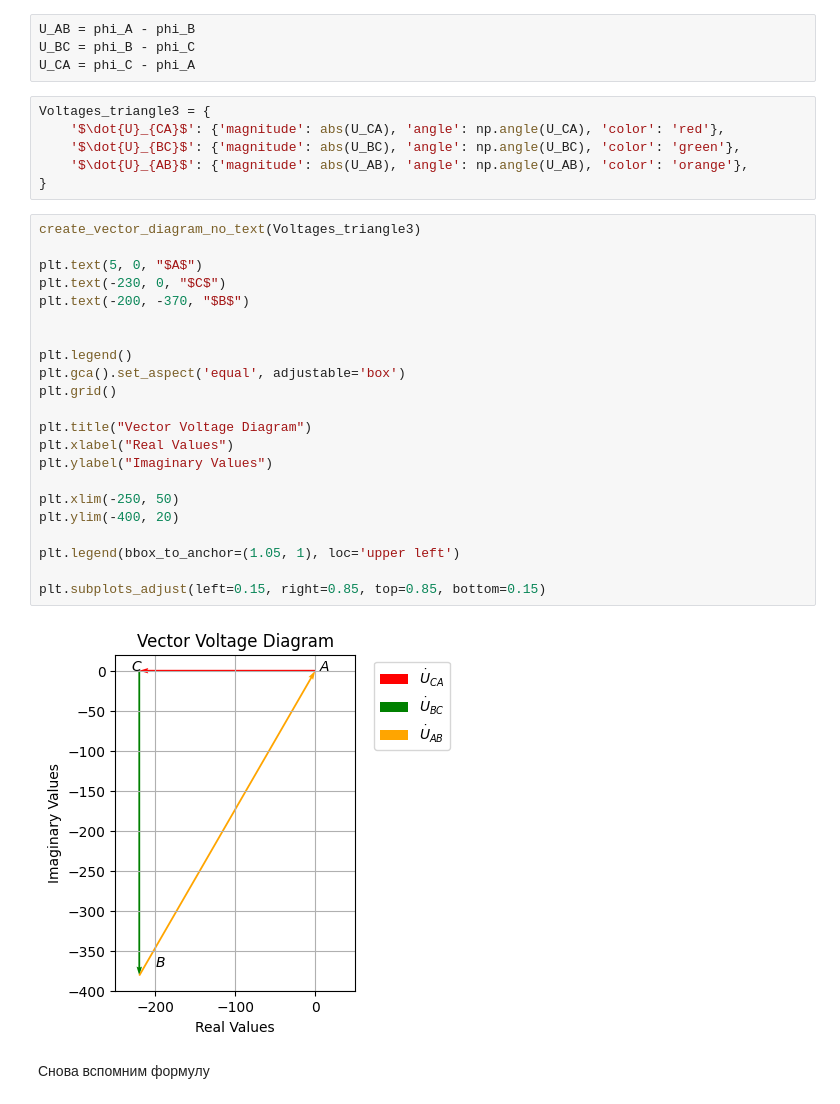
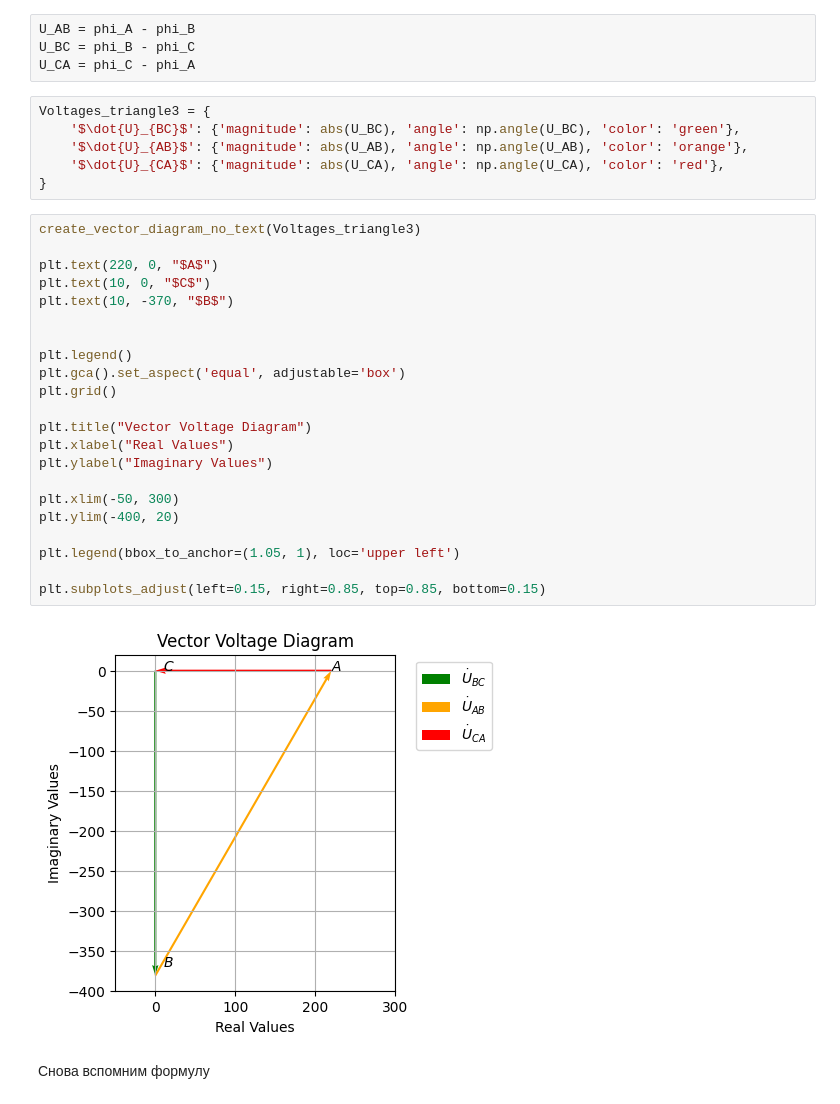
Before and after one commit to M007AX/Coursework-part-III-TBE, a Jupyter notebook: Курсовая_по_ТОЭ_3я_часть.ipynb, the cells around one changed output. Cells and saved outputs as stored; diff of their text form.

```diff
--- a/Курсовая_по_ТОЭ_3я_часть.ipynb
+++ b/Курсовая_по_ТОЭ_3я_часть.ipynb
@@ -1568,34 +1731,34 @@ U_BC = phi_B - phi_C
 U_CA = phi_C - phi_A
 # %%
 Voltages_triangle3 = {
-    '$\dot{U}_{CA}$': {'magnitude': abs(U_CA), 'angle': np.angle(U_CA), 'color': 'red'},
     '$\dot{U}_{BC}$': {'magnitude': abs(U_BC), 'angle': np.angle(U_BC), 'color': 'green'},
     '$\dot{U}_{AB}$': {'magnitude': abs(U_AB), 'angle': np.angle(U_AB), 'color': 'orange'},
+    '$\dot{U}_{CA}$': {'magnitude': abs(U_CA), 'angle': np.angle(U_CA), 'color': 'red'},
 }
 # %%
 create_vector_diagram_no_text(Voltages_triangle3)
 
-plt.text(5, 0, "$A$")
-plt.text(-230, 0, "$C$")
-plt.text(-200, -370, "$B$")
+plt.text(220, 0, "$A$")
+plt.text(10, 0, "$C$")
+plt.text(10, -370, "$B$")
 
 
 plt.legend()
 plt.gca().set_aspect('equal', adjustable='box')
 plt.grid()
 
 plt.title("Vector Voltage Diagram")
 plt.xlabel("Real Values")
 plt.ylabel("Imaginary Values")
 
-plt.xlim(-250, 50)
+plt.xlim(-50, 300)
 plt.ylim(-400, 20)
 
 plt.legend(bbox_to_anchor=(1.05, 1), loc='upper left')
 
 plt.subplots_adjust(left=0.15, right=0.85, top=0.85, bottom=0.15)
 # %% [output]
-[figure, old version]
+[figure, new version]
 # %% [markdown]
 Снова вспомним формулу
 # %% [markdown]
```
Also changed, not shown: parts of 69 cells of this notebook.
